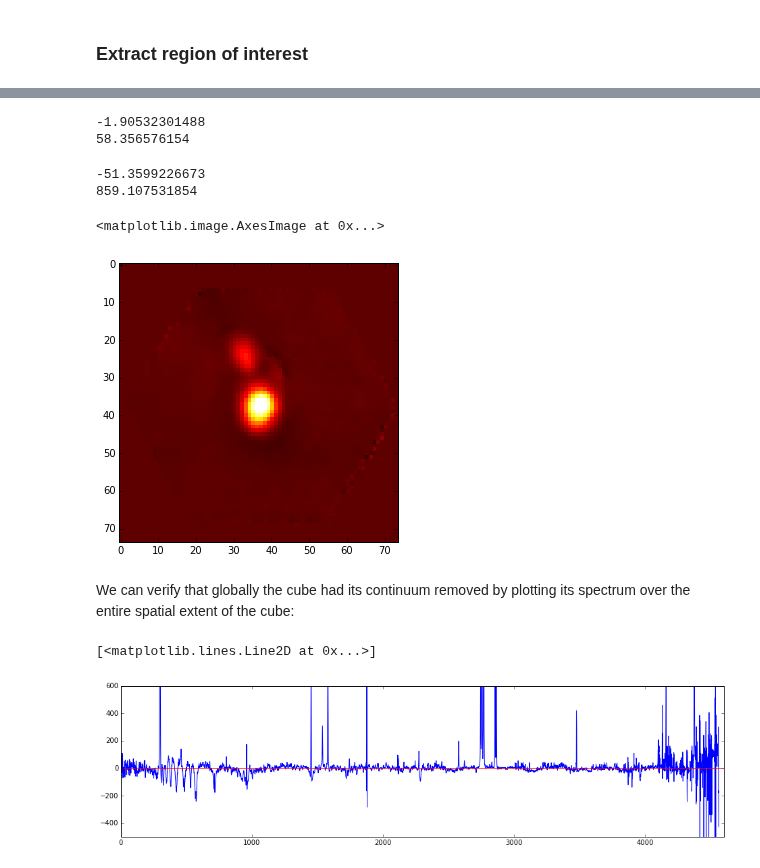
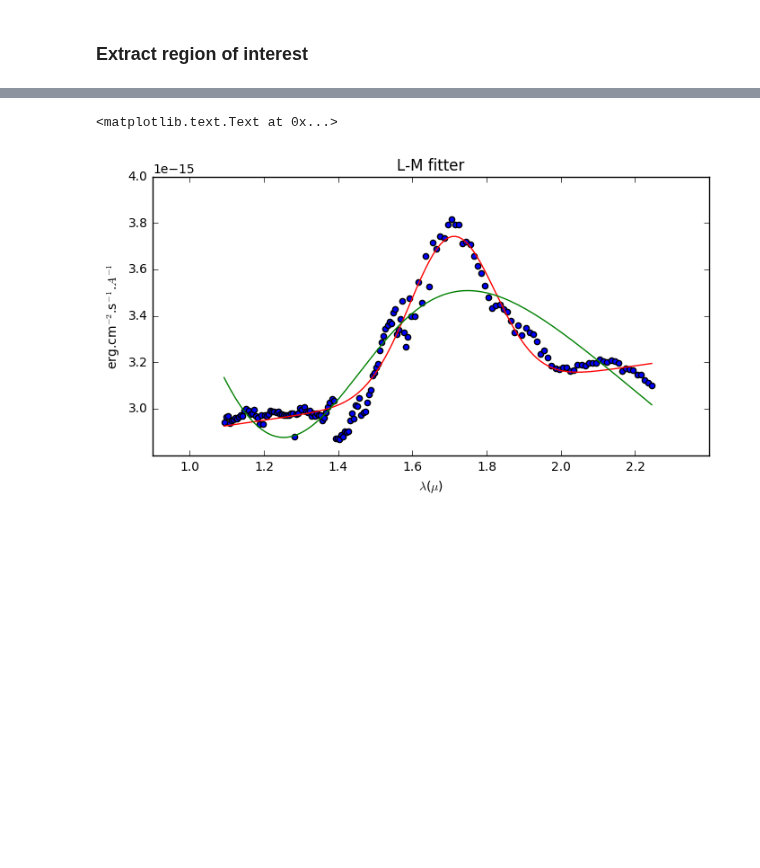
Before and after one commit to ibusko/experiments_specviz, a Jupyter notebook: experiment_1.ipynb, the cells around one changed output, grey strips where cells are left out. Cells and saved outputs as stored; diff of their text form; code cells hidden in the pictures; blank space fills up the shorter version.

```diff
--- a/experiment_1.ipynb
+++ b/experiment_1.ipynb
@@ -48,13 +46,0 @@ plt.ylabel(r'erg.cm$^{-2}$.s$^{-1}$.$A^{-1}$')
-# %%
-x = np.asarray(range(len(summed_masked)))
-
-w = 1/summed_masked.std()
-weights = np.choose(summed_masked==0.0,(w,0.))
-
-continuum = UnivariateSpline(x, summed, weights, s=0.04*len(weights))(x)
-
-plt.gcf().set_size_inches(12.,4.)
-plt.axis([0.,4600.,-100.,1000.])
-plt.plot(summed, 'y')
-plt.plot(summed_masked, 'b')
-plt.plot(continuum, 'r')
@@ -84,32 +47,34 @@ Apart from noise and fitting errors, the final continuum-subtracted image should
-# %%
-print(np.min(continuum_subtracted_cube))
-print(np.max(continuum_subtracted_cube))
-# %% [output]
--1.90532301488
-58.356576154
-# %%
-print(np.min(np.sum(continuum_subtracted_cube, axis=0)))
-print(np.max(np.sum(continuum_subtracted_cube, axis=0)))
-# %% [output]
--51.3599226673
-859.107531854
-# %%
-plt.rcParams['figure.figsize'] = 5,5
-fig, ax = plt.subplots()
-ax.imshow(np.sum(continuum_subtracted_cube, axis=0), vmin=-100, vmax=700, cmap=cm.hot, interpolation='nearest')
-# %% [output]
-<matplotlib.image.AxesImage at 0x...>
-[figure, removed]
-# %% [markdown]
-We can verify that globally the cube had its continuum removed by plotting its spectrum over the entire spatial extent of the cube:
-# %%
-summed_cs = np.sum(continuum_subtracted_cube, axis=2)
-summed_cs = np.sum(summed_cs, axis=1)
-
-plt.gcf().set_size_inches(16.,4.)
-plt.axis([0.,4600.,-500.,600.])
-plt.plot(summed_cs)
-plt.plot([0.,4600.], [0., 0.], 'r')
-# %% [output]
-[<matplotlib.lines.Line2D at 0x...>]
-[figure, removed]
+# %%
+from astropy.modeling import models, fitting
+
+fitter = fitting.LevMarLSQFitter()
+
+# with specviz initialization - RED plot
+centroid = np.sum(w * f) / np.sum(f)
+dw = w - np.mean(w)
+width = np.sqrt(np.sum((dw * dw) * f) / np.sum(f))
+sum_f = np.sum(f - np.min(f))
+height = sum_f / (width * np.sqrt(2 * np.pi) )
+gaussian_i = models.Gaussian1D(amplitude=height, mean=centroid, stddev=width)
+
+f_mean = np.mean(f)
+linear_i = models.Linear1D(slope=0.0, intercept=f_mean)
+
+model_i = gaussian_i + linear_i
+fm_i = fitter(model_i, w, f, maxiter=2000)
+
+# with astropy defaults - GREEN plot
+model = models.Gaussian1D() + models.Linear1D()
+fm = fitter(model, w, f, maxiter=2000)
+
+plt.gcf().set_size_inches(8.,4.)
+plt.axis(plot_axis)
+plt.scatter(w, f)
+plt.plot(w, fm_i(w), color='red')
+plt.plot(w, fm(w), color='green')
+plt.xlabel(x_label)
+plt.ylabel(r'erg.cm$^{-2}$.s$^{-1}$.$A^{-1}$')
+plt.title("L-M fitter")
+# %% [output]
+<matplotlib.text.Text at 0x...>
+[figure, added]
```
Also changed, not shown: parts of 15 cells of this notebook.
